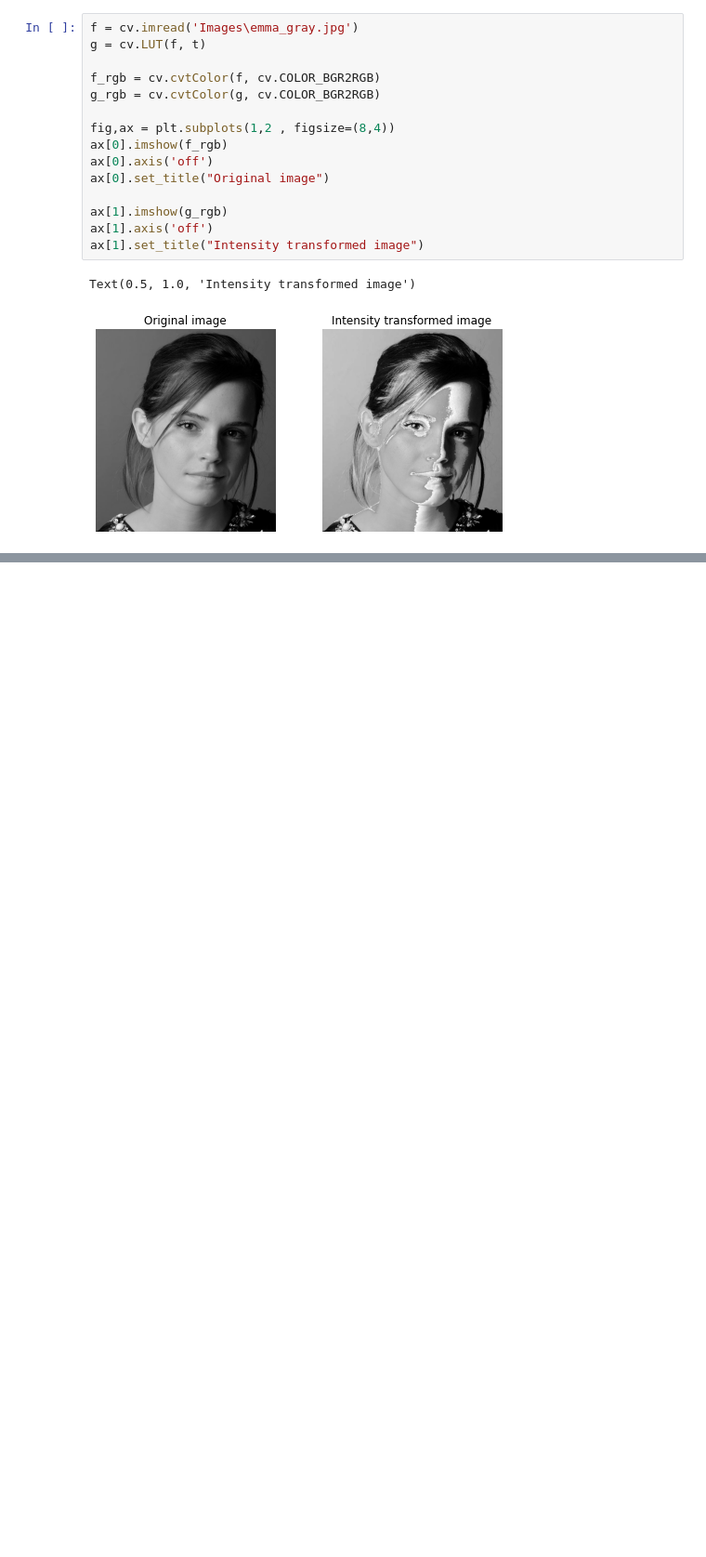
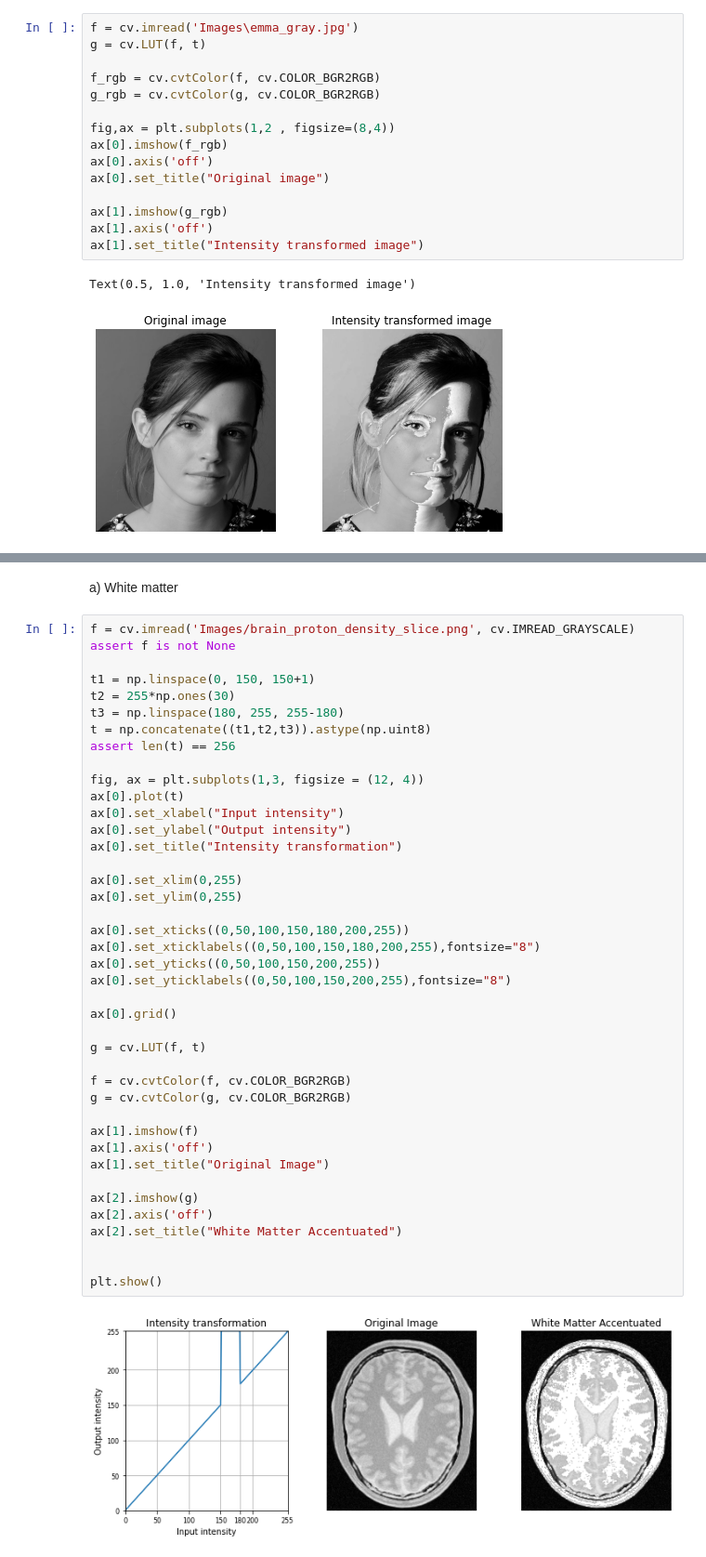
Before and after one commit to chira99/image-processing-opencv-python, a Jupyter notebook: Assignment 01/Code.ipynb, the cells around one changed output, grey strips where cells are left out. Shown at 93% size. Drawn from its saved outputs; the diff is of its cells as text; blank space fills up the shorter version.

```diff
--- a/Assignment 01/Code.ipynb
+++ b/Assignment 01/Code.ipynb
@@ -74,0 +97,45 @@ cv.destroyAllWindows()
+# %% [markdown]
+a) White matter
+# %%
+f = cv.imread('Images/brain_proton_density_slice.png', cv.IMREAD_GRAYSCALE)
+assert f is not None
+
+t1 = np.linspace(0, 150, 150+1)
+t2 = 255*np.ones(30)
+t3 = np.linspace(180, 255, 255-180)
+t = np.concatenate((t1,t2,t3)).astype(np.uint8)
+assert len(t) == 256
+
+fig, ax = plt.subplots(1,3, figsize = (12, 4))
+ax[0].plot(t)
+ax[0].set_xlabel("Input intensity")
+ax[0].set_ylabel("Output intensity")
+ax[0].set_title("Intensity transformation")
+
+ax[0].set_xlim(0,255)
+ax[0].set_ylim(0,255)
+
+ax[0].set_xticks((0,50,100,150,180,200,255))
+ax[0].set_xticklabels((0,50,100,150,180,200,255),fontsize="8")
+ax[0].set_yticks((0,50,100,150,200,255))
+ax[0].set_yticklabels((0,50,100,150,200,255),fontsize="8")
+
+ax[0].grid()
+
+g = cv.LUT(f, t)
+
+f = cv.cvtColor(f, cv.COLOR_BGR2RGB)
+g = cv.cvtColor(g, cv.COLOR_BGR2RGB)
+
+ax[1].imshow(f)
+ax[1].axis('off')
+ax[1].set_title("Original Image")
+
+ax[2].imshow(g)
+ax[2].axis('off')
+ax[2].set_title("White Matter Accentuated")
+
+
+plt.show()
+# %% [output]
+[figure, added]
```
Also changed, not shown: parts of 13 cells of this notebook, 2 other files.
